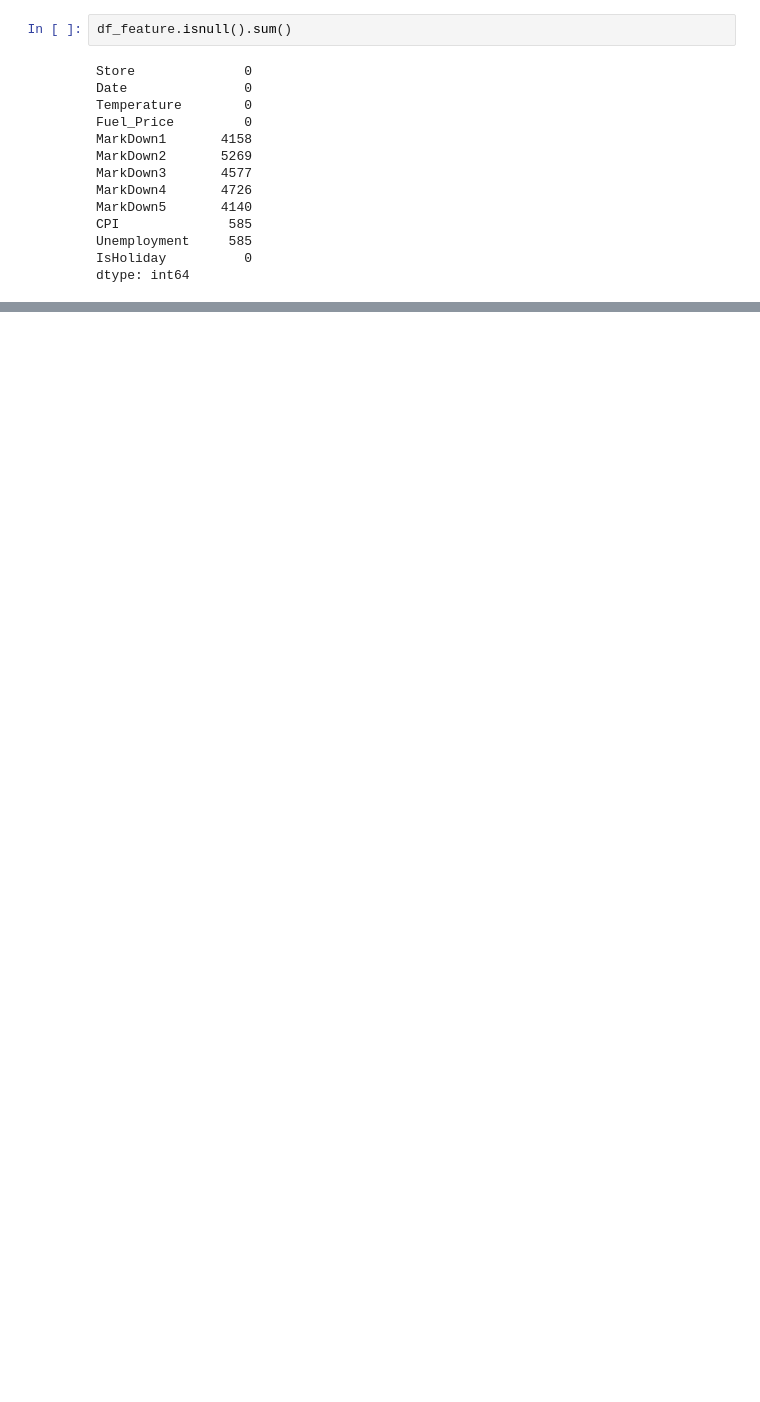
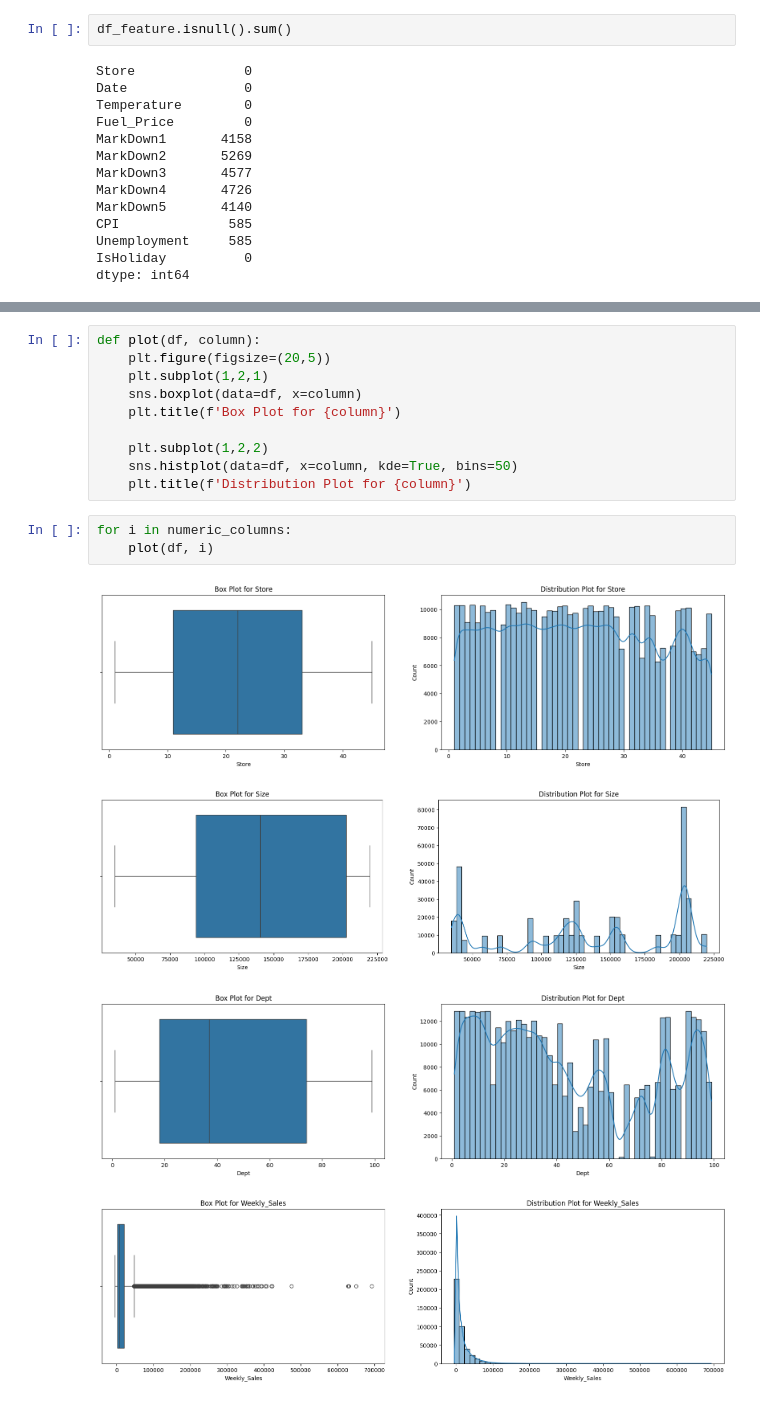
Before and after one commit to SriRamK345/Retail_Sales_Forecast, a Jupyter notebook: Samp1.ipynb, the cells around one changed output, grey strips where cells are left out. Drawn from its saved outputs; the diff is of its cells as text; blank space fills up the shorter version.

```diff
--- a/Samp1.ipynb
+++ b/Samp1.ipynb
@@ -111,0 +354,18 @@ dtype: int64
+# %%
+def plot(df, column):
+    plt.figure(figsize=(20,5))
+    plt.subplot(1,2,1)
+    sns.boxplot(data=df, x=column)
+    plt.title(f'Box Plot for {column}')
+
+    plt.subplot(1,2,2)
+    sns.histplot(data=df, x=column, kde=True, bins=50)
+    plt.title(f'Distribution Plot for {column}')
+# %%
+for i in numeric_columns:
+    plot(df, i)
+# %% [output]
+[figure, added]
+[figure, added]
+[figure, added]
+[figure, added]
```
Also changed, not shown: parts of 55 cells of this notebook.
